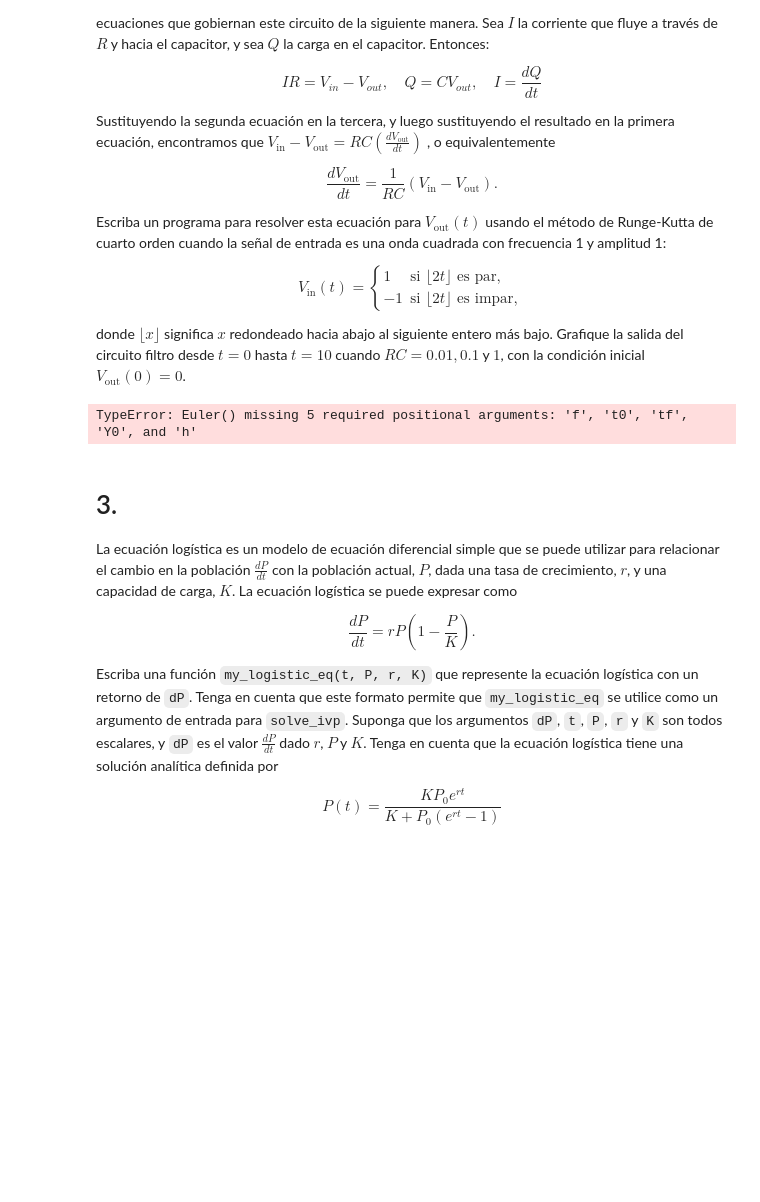
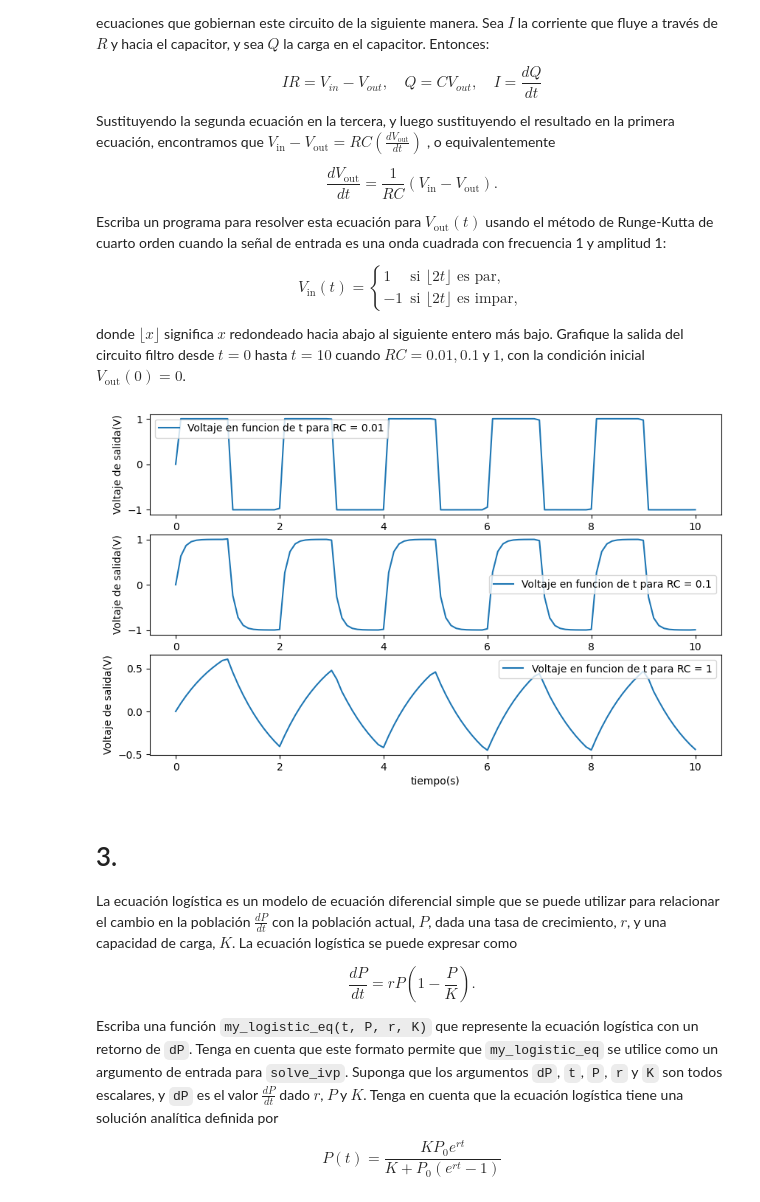
Before and after one commit to martin-calvo/MetodosComputacionales1012, a Jupyter notebook: Students/Cañas_5087/Laboratorios/Laboratorio_7.ipynb, the cells around one changed output. Drawn from its saved outputs; the diff is of its cells as text; code cells hidden in the pictures; blank space fills up the shorter version.

```diff
--- a/Students/Cañas_5087/Laboratorios/Laboratorio_7.ipynb
+++ b/Students/Cañas_5087/Laboratorios/Laboratorio_7.ipynb
@@ -102,10 +113,36 @@ $$V_{\text{in}}(t) =
 \end{cases}$$
 
 donde $\lfloor x \rfloor$ significa $x$ redondeado hacia abajo al siguiente entero más bajo. Grafique la salida del circuito filtro desde $t=0$ hasta $t=10$ cuando $RC=0.01, 0.1$ y $1$, con la condición inicial $V_{\text{out}}(0) = 0 $.
-# %%
-Euler()
-# %% [output]
-TypeError: Euler() missing 5 required positional arguments: 'f', 't0', 'tf', 'Y0', and 'h'
+# %%
+def Vout(t, Y, args):
+    if int(t) % 2 ==0:
+        Vin = 1
+    else: Vin = -1
+    Vout = Y
+    RC = args
+    dVout = 1 / (RC) * (Vin - Vout)
+
+    return [dVout]
+
+t0 = 0
+tf = 10
+h = 0.1
+t = np.arange(t0, tf+h, h)
+RCs = [1e-2, 1e-1, 1]
+Vout0 =0
+n = len(RCs)
+plt.figure(figsize = (10,6))
+for i in range(n):
+    f = lambda t, Y : Vout(t, Y, RCs[i])
+    sol = solve_ivp(f, (t0, tf), [Vout0], method='RK45', t_eval=t)
+
+    plt.subplot(n, 1, i+1)
+    plt.plot(sol.t, sol.y[0], label = f'Voltaje en funcion de t para RC = {RCs[i]}')
+    plt.ylabel('Voltaje de salida(V)')
+    plt.xlabel('tiempo(s)')
+    plt.legend()
+# %% [output]
+[figure, added]
 # %% [markdown]
 # 3.
 
```
Also changed, not shown: parts of 20 cells of this notebook, 1 other file.
